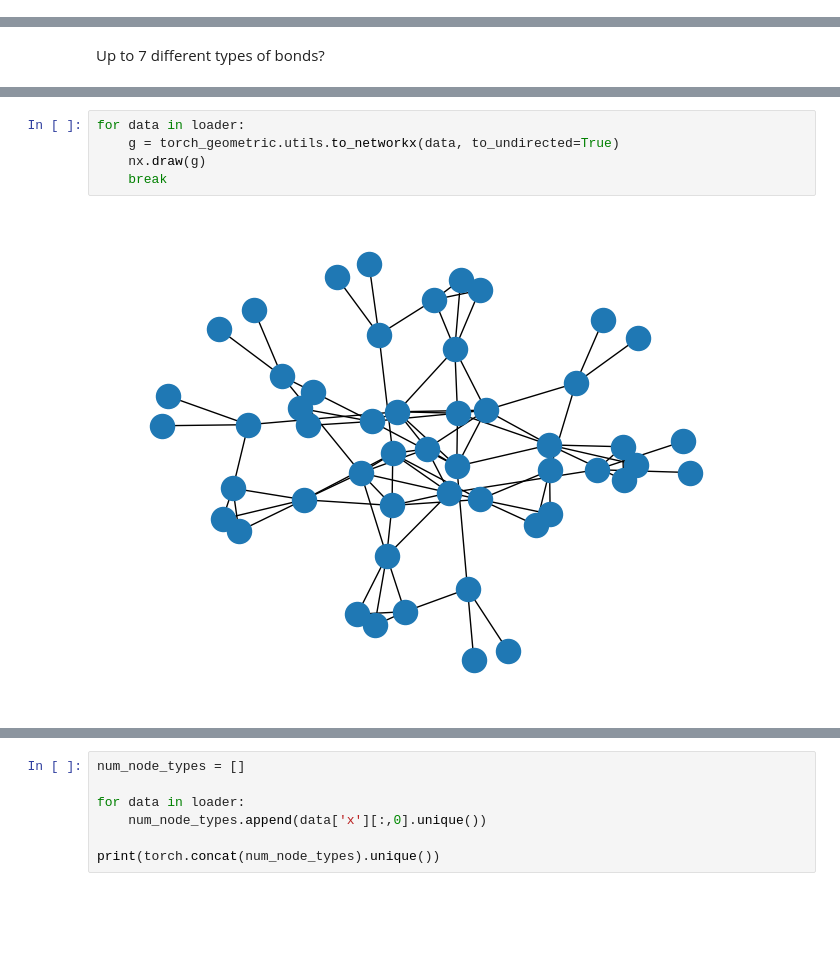
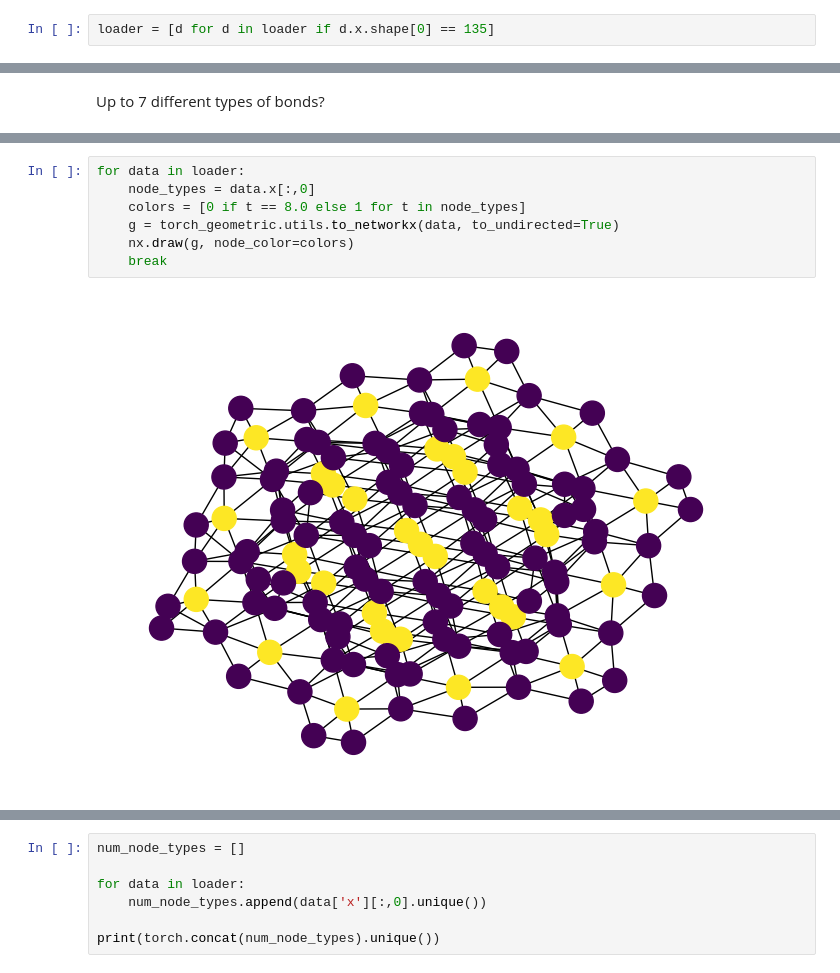
Before and after one commit to BaconBreaker/graph-diffusion-project, a Jupyter notebook: data_exploration.ipynb, the cells around one changed output, grey strips where cells are left out. Cells and saved outputs as stored; diff of their text form; blank space fills up the shorter version.

```diff
--- a/data_exploration.ipynb
+++ b/data_exploration.ipynb
@@ -37,5 +50,7 @@ def load_structure(path):
 # %%
 loader = DataLoader([load_structure(path) for path in mol_paths], batch_size=1, shuffle=True)
+# %%
+loader = [d for d in loader if d.x.shape[0] == 135]
 # %% [markdown]
 # Data analytics
 # %%
@@ -68,7 +83,9 @@ plt.show()
 # %%
 for data in loader:
+    node_types = data.x[:,0]
+    colors = [0 if t == 8.0 else 1 for t in node_types]
     g = torch_geometric.utils.to_networkx(data, to_undirected=True)
-    nx.draw(g)
+    nx.draw(g, node_color=colors)
     break
 # %% [output]
-[figure, old version]
+[figure, new version]
```
Also changed, not shown: parts of 19 cells of this notebook, 1 other file.
